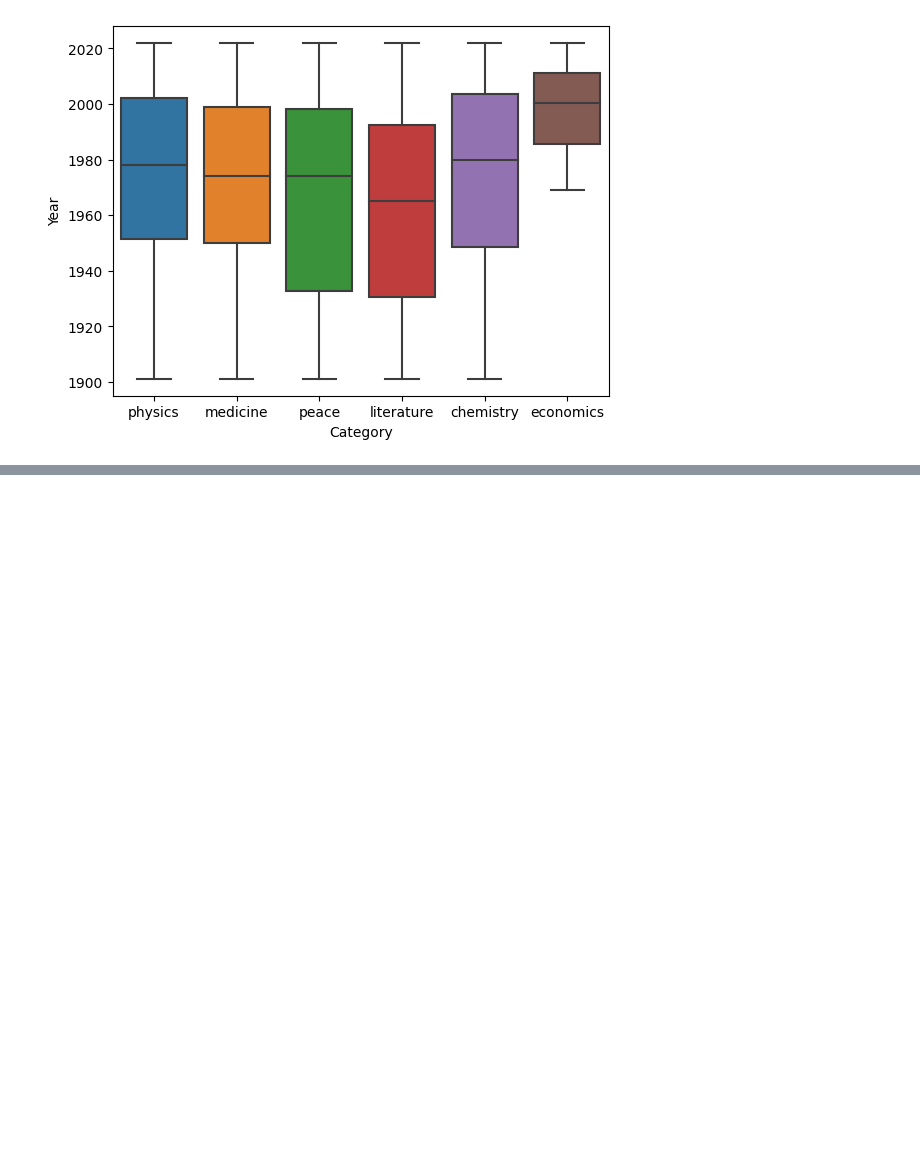
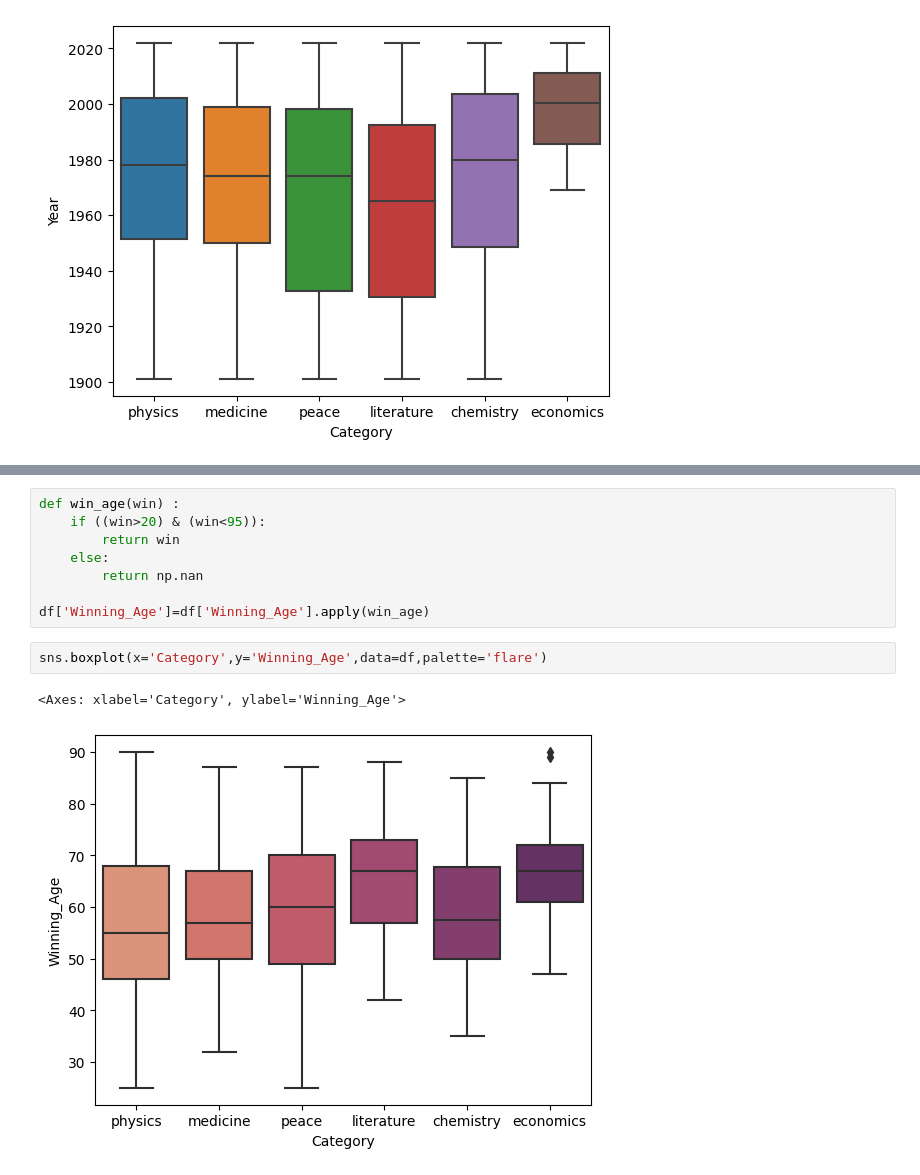
Before and after one commit to arunpsg07/Data-Analyst, a Jupyter notebook: Nobel Prize -EDA/nodel_prize_EDA.ipynb, the cells around one changed output, grey strips where cells are left out. Cells and saved outputs as stored; diff of their text form; blank space fills up the shorter version.

```diff
--- a/Nobel Prize -EDA/nodel_prize_EDA.ipynb
+++ b/Nobel Prize -EDA/nodel_prize_EDA.ipynb
@@ -249,0 +325,13 @@ sns.boxplot(data=df,x='Category',y='Year')
+# %%
+def win_age(win) :
+    if ((win>20) & (win<95)):
+        return win
+    else:
+        return np.nan
+
+df['Winning_Age']=df['Winning_Age'].apply(win_age)
+# %%
+sns.boxplot(x='Category',y='Winning_Age',data=df,palette='flare')
+# %% [output]
+<Axes: xlabel='Category', ylabel='Winning_Age'>
+[figure, added]
```
Also changed, not shown: parts of 21 cells of this notebook.
